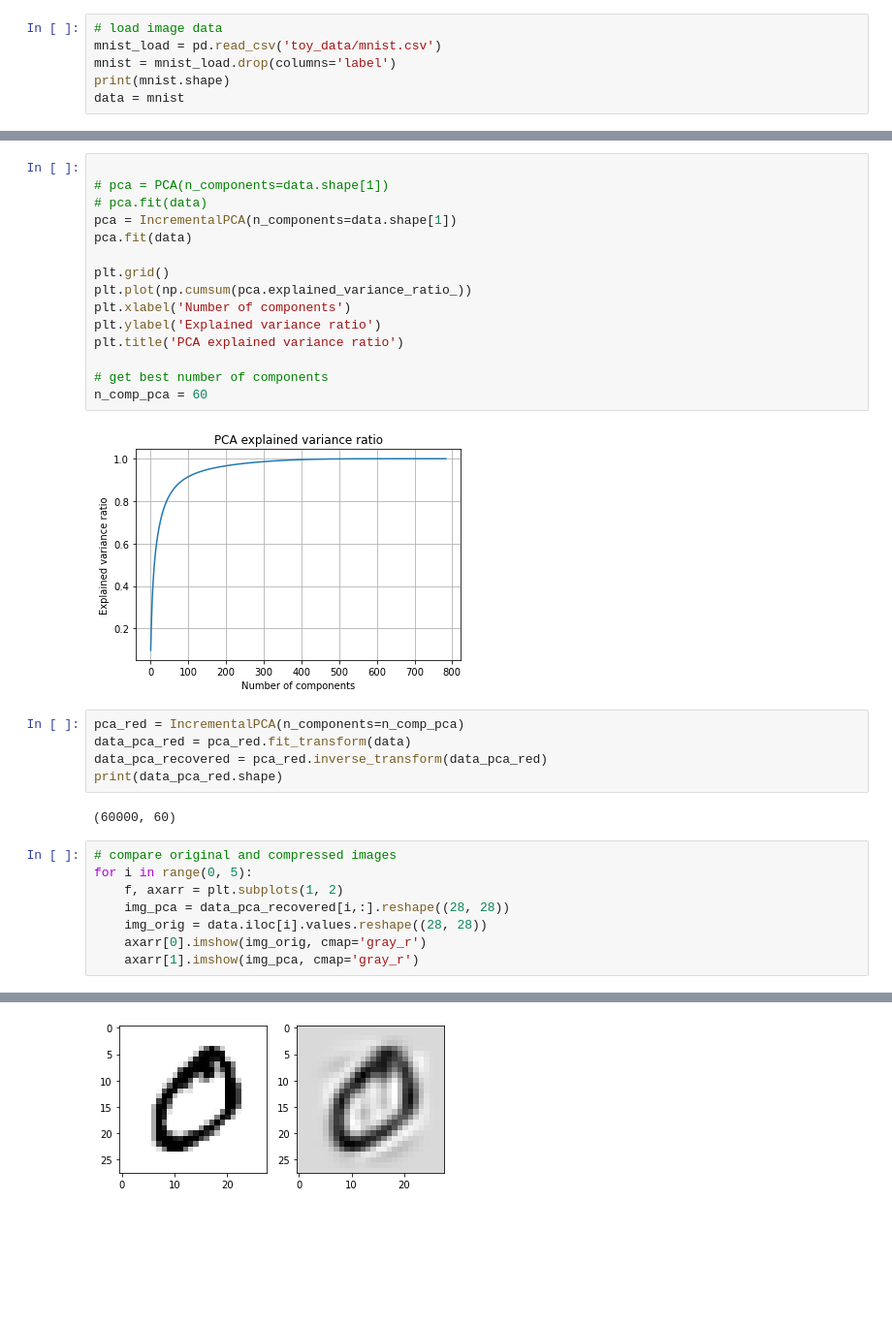
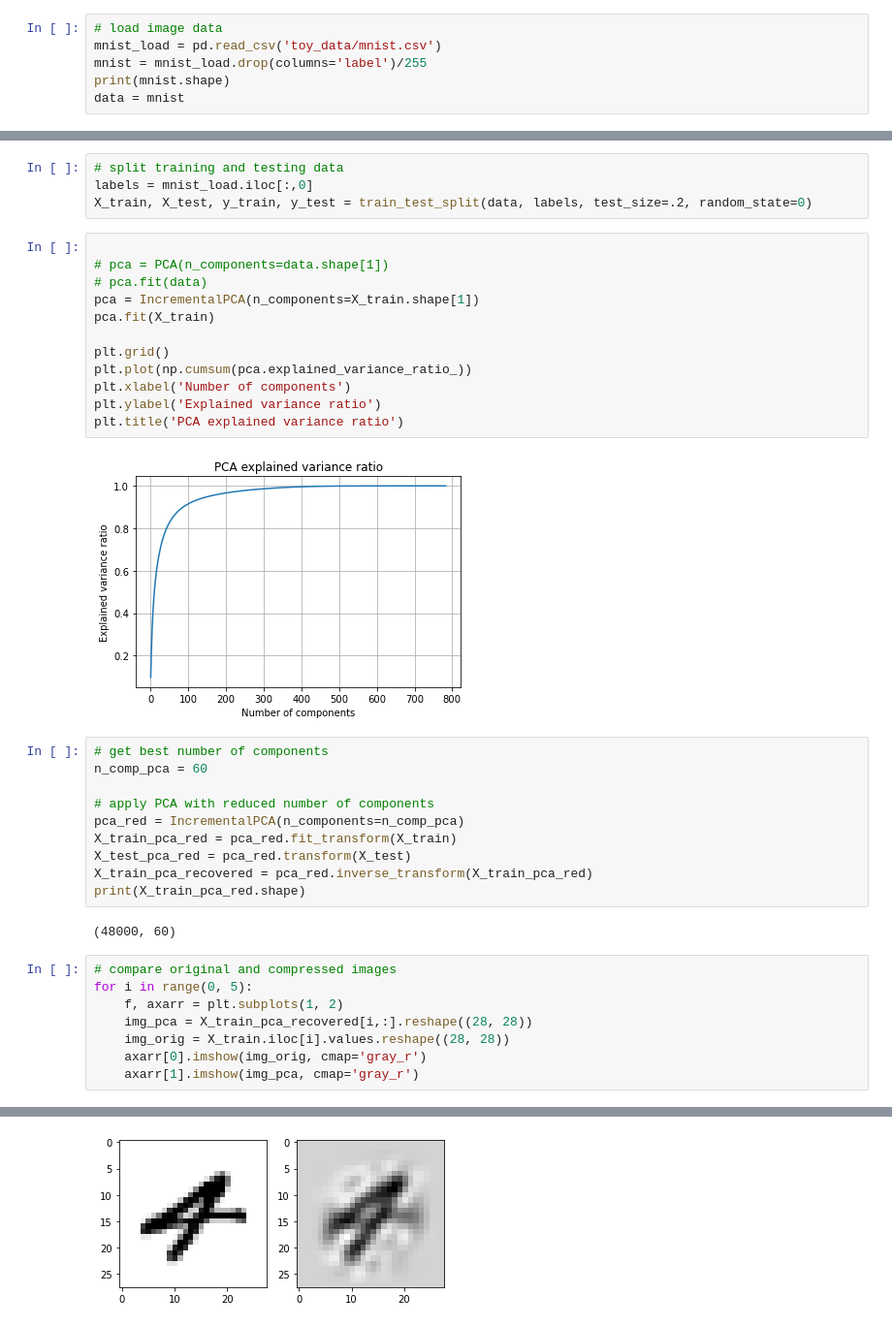
Before and after one commit to jeremy-collins/distracted_driver_detection, a Jupyter notebook: unsupervised.ipynb, the cells around one changed output, grey strips where cells are left out. Shown at 97% size. Cells and saved outputs as stored; diff of their text form; blank space fills up the shorter version.

Commit message:
split train/test in mnist data

```diff
--- a/unsupervised.ipynb
+++ b/unsupervised.ipynb
@@ -8,41 +10,47 @@ import pandas as pd
 # %%
 # load image data
 mnist_load = pd.read_csv('toy_data/mnist.csv')
-mnist = mnist_load.drop(columns='label')
+mnist = mnist_load.drop(columns='label')/255
 print(mnist.shape)
 data = mnist
 # %% [output]
 (60000, 784)
+# %%
+# split training and testing data
+labels = mnist_load.iloc[:,0]
+X_train, X_test, y_train, y_test = train_test_split(data, labels, test_size=.2, random_state=0)
 # %%
 
 # pca = PCA(n_components=data.shape[1])
 # pca.fit(data)
-pca = IncrementalPCA(n_components=data.shape[1])
-pca.fit(data)
+pca = IncrementalPCA(n_components=X_train.shape[1])
+pca.fit(X_train)
 
 plt.grid()
 plt.plot(np.cumsum(pca.explained_variance_ratio_))
 plt.xlabel('Number of components')
 plt.ylabel('Explained variance ratio')
 plt.title('PCA explained variance ratio')
-
-# get best number of components
-n_comp_pca = 60
 # %% [output]
 [figure]
-# %%
-pca_red = IncrementalPCA(n_components=n_comp_pca)
-data_pca_red = pca_red.fit_transform(data)
-data_pca_recovered = pca_red.inverse_transform(data_pca_red)
-print(data_pca_red.shape)
-# %% [output]
-(60000, 60)
+# %%
+# get best number of components
+n_comp_pca = 60
+
+# apply PCA with reduced number of components
+pca_red = IncrementalPCA(n_components=n_comp_pca)
+X_train_pca_red = pca_red.fit_transform(X_train)
+X_test_pca_red = pca_red.transform(X_test)
+X_train_pca_recovered = pca_red.inverse_transform(X_train_pca_red)
+print(X_train_pca_red.shape)
+# %% [output]
+(48000, 60)
 # %%
 # compare original and compressed images
 for i in range(0, 5):
     f, axarr = plt.subplots(1, 2)
-    img_pca = data_pca_recovered[i,:].reshape((28, 28))
-    img_orig = data.iloc[i].values.reshape((28, 28))
+    img_pca = X_train_pca_recovered[i,:].reshape((28, 28))
+    img_orig = X_train.iloc[i].values.reshape((28, 28))
     axarr[0].imshow(img_orig, cmap='gray_r')
     axarr[1].imshow(img_pca, cmap='gray_r')
 # %% [output]
@@ -50 +58 @@ for i in range(0, 5):
-[figure, old version]
+[figure, new version]
```
Also changed, not shown: parts of 6 cells of this notebook.
